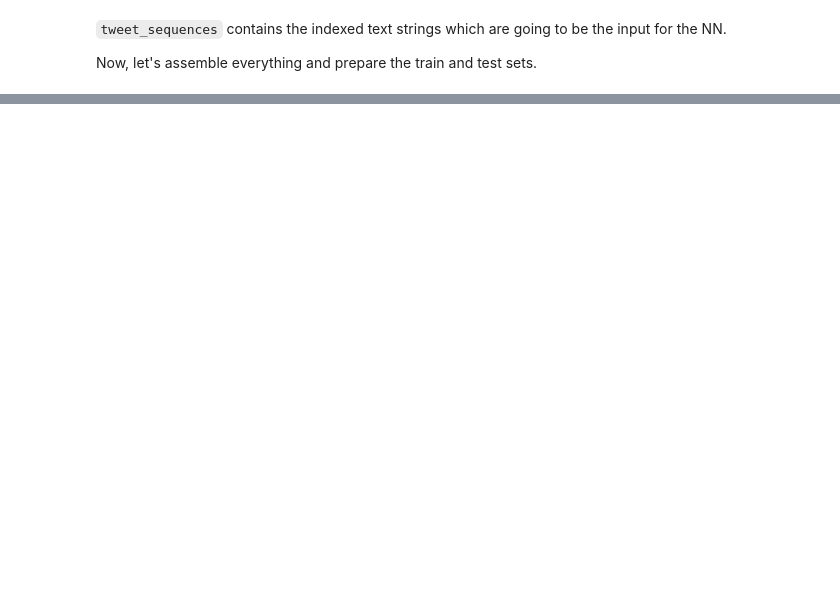
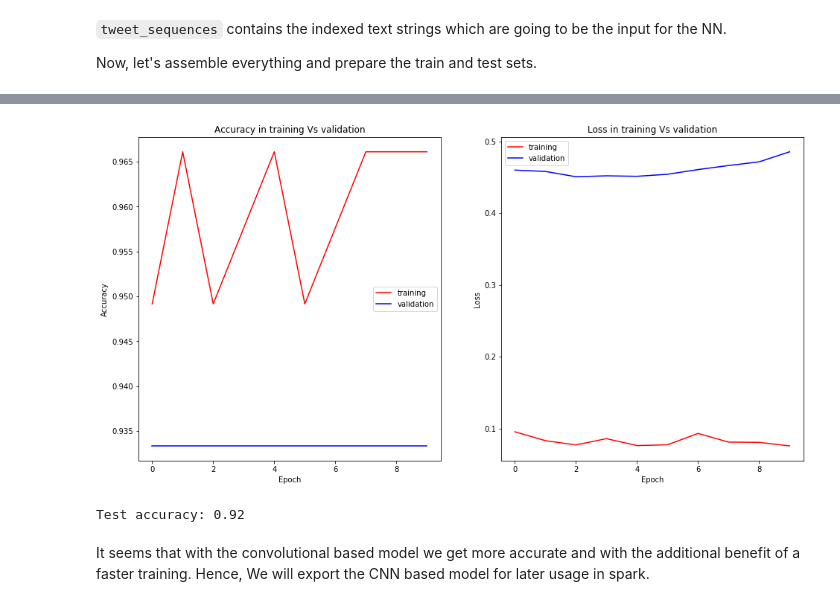
Before and after one commit to Ohtar10/wtsp, a Jupyter notebook: notebooks/jupyter/tweet-language-classification.ipynb, the cells around one changed output, grey strips where cells are left out. Drawn from its saved outputs; the diff is of its cells as text; code cells hidden in the pictures; blank space fills up the shorter version.

```diff
--- a/notebooks/jupyter/tweet-language-classification.ipynb
+++ b/notebooks/jupyter/tweet-language-classification.ipynb
@@ -79,0 +105,13 @@ First, let's prepare the embeddings using the tweet text
+# %%
+from urlextract import URLExtract
+
+def replace_url(string, replacement=''):
+    url_extract = URLExtract()
+    urls = url_extract.find_urls(string)
+    for url in urls:
+        string = string.replace(url, replacement)
+    return string
+
+test = "This is a similated tweet with a url at https://somedomain.com, plus another one at http://www.google.com"
+print(f"Replacing with default value: {replace_url(test)}")
+print(f"Replacing with cusom value: {replace_url(test, 'some_url')}")
@@ -233,0 +354,7 @@ plot_history(history,
+# %%
+%%time
+from keras.callbacks import EarlyStopping
+early_stopping = EarlyStopping(monitor='val_loss', patience=5, restore_best_weights=True)
+
+train_data = [X_train, X_train_c]
+history = model.fit(train_data, [y_train] * 2, epochs = 100, batch_size = 20, validation_split= 0.2, callbacks=[early_stopping])
@@ -233,0 +379,8 @@ plot_history(history,
+# %%
+plot_history(history,
+             acc='prediction_acc',
+             val_acc='val_prediction_acc',
+             loss='prediction_loss',
+             val_loss='val_prediction_loss')
+# %% [output]
+[figure, added]
@@ -233,0 +390,9 @@ plot_history(history,
+# %%
+from sklearn.metrics import accuracy_score
+
+test_acc = accuracy_score(y_test, y_pred)
+print(f"Test accuracy: {test_acc:.2f}")
+# %% [output]
+Test accuracy: 0.92
+# %% [markdown]
+It seems that with the convolutional based model we get more accurate and with the additional benefit of a faster training. Hence, We will export the CNN based model for later usage in spark.
```
Also changed, not shown: parts of 31 cells of this notebook, 1 other file.
